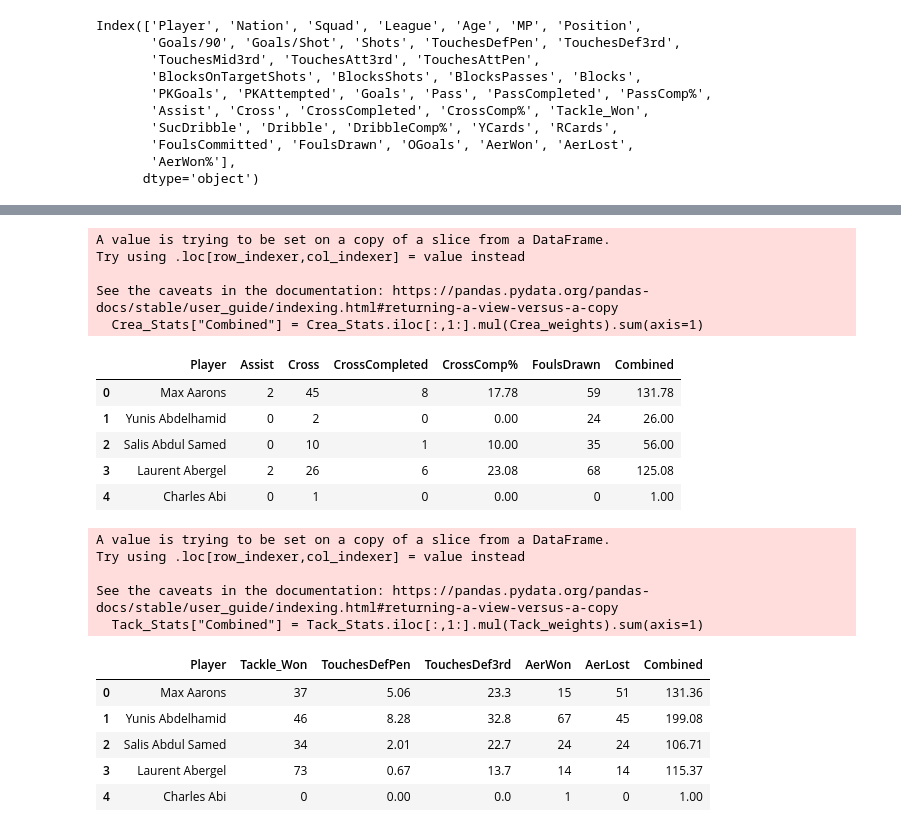
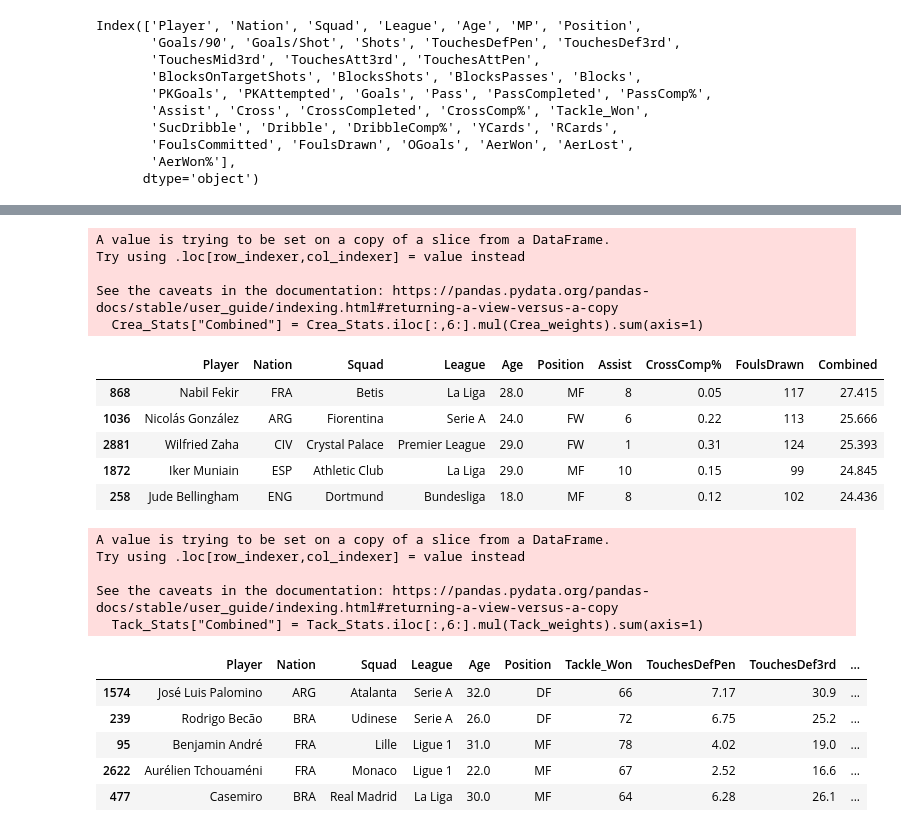
Before and after one commit to mundrapranay/csc440-final-project, a Jupyter notebook: preprocessing.ipynb, the cells around one changed output, grey strips where cells are left out. Saved outputs shown, nothing was run; the diff lists cells and outputs as text; code cells hidden in the pictures.

```diff
--- a/preprocessing.ipynb
+++ b/preprocessing.ipynb
@@ -44,15 +44,15 @@ football_player_stats['PKAttempted'] = ((data['PKatt'] * data['Min']) / 90).roun
 football_player_stats['Goals'] = ((data['Goals'] * data['Min']) / 90).round(0).astype(int)
 football_player_stats['Pass'] = ((data['PasTotAtt'] * data['Min']) / 90).round(0).astype(int)
 football_player_stats['PassCompleted'] = ((data['PasTotCmp'] * data['Min']) / 90).round(0).astype(int)
-football_player_stats['PassComp%'] = ((football_player_stats['PassCompleted'] / football_player_stats['Pass']) * 100).round(2)
+football_player_stats['PassComp%'] = ((football_player_stats['PassCompleted'] / football_player_stats['Pass'])).round(2)
 football_player_stats['Assist'] = ((data['Assists'] * data['Min']) / 90).round(0).astype(int)
 football_player_stats['Cross'] = ((data['PasCrs'] * data['Min']) / 90).round(0).astype(int)
 football_player_stats['CrossCompleted'] = ((data['CrsPA'] * data['Min']) / 90).round(0).astype(int)
-football_player_stats['CrossComp%'] = ((football_player_stats['CrossCompleted'] / football_player_stats['Cross']) * 100).round(2)
+football_player_stats['CrossComp%'] = ((football_player_stats['CrossCompleted'] / football_player_stats['Cross'])).round(2)
 football_player_stats['Tackle_Won'] = ((data['TklWon'] * data['Min']) / 90).round(0).astype(int)
 football_player_stats['SucDribble'] = ((data['DriSucc'] * data['Min']) / 90).round(0).astype(int)
 football_player_stats['Dribble'] = ((data['DriAtt'] * data['Min']) / 90).round(0).astype(int)
-football_player_stats['DribbleComp%'] = ((football_player_stats['SucDribble'] / football_player_stats['Dribble']) * 100).round(2)
+football_player_stats['DribbleComp%'] = ((football_player_stats['SucDribble'] / football_player_stats['Dribble'])).round(2)
 football_player_stats['YCards'] = ((data['CrdY'] * data['Min']) / 90).round(0).astype(int)
 football_player_stats['RCards'] = ((data['CrdR'] * data['Min']) / 90).round(0).astype(int)
 football_player_stats['FoulsCommitted'] = ((data['Fls'] * data['Min']) / 90).round(0).astype(int)
@@ -174,39 +171,39 @@ See the caveats in the documentation: https://pandas.pydata.org/pandas-docs/stab
 # %%
-Crea_Stats = football_player_stats[["Player","Assist","Cross", "CrossCompleted", "CrossComp%","FoulsDrawn"]]
+Crea_Stats = football_player_stats[["Player", "Nation", "Squad", "League", "Age", "Position", "Assist", "CrossComp%","FoulsDrawn"]]
 
-Crea_weights = [1,1,1,1,1]
-Crea_Stats["Combined"] = Crea_Stats.iloc[:,1:].mul(Crea_weights).sum(axis=1)
-
+Crea_weights = [0.5,0.3,0.2]
+Crea_Stats["Combined"] = Crea_Stats.iloc[:,6:].mul(Crea_weights).sum(axis=1)
+Crea_Stats = Crea_Stats.sort_values(by='Combined', ascending=False)
 Crea_Stats.head()
 # %% [output]
 A value is trying to be set on a copy of a slice from a DataFrame.
 Try using .loc[row_indexer,col_indexer] = value instead
 
 See the caveats in the documentation: https://pandas.pydata.org/pandas-docs/stable/user_guide/indexing.html#returning-a-view-versus-a-copy
-  Crea_Stats["Combined"] = Crea_Stats.iloc[:,1:].mul(Crea_weights).sum(axis=1)
+  Crea_Stats["Combined"] = Crea_Stats.iloc[:,6:].mul(Crea_weights).sum(axis=1)
-|  | Player | Assist | Cross | CrossCompleted | CrossComp% | FoulsDrawn | Combined |
-| 0 | Max Aarons | 2 | 45 | 8 | 17.78 | 59 | 131.78 |
-| 1 | Yunis Abdelhamid | 0 | 2 | 0 | 0.00 | 24 | 26.00 |
-| 2 | Salis Abdul Samed | 0 | 10 | 1 | 10.00 | 35 | 56.00 |
-| 3 | Laurent Abergel | 2 | 26 | 6 | 23.08 | 68 | 125.08 |
-| 4 | Charles Abi | 0 | 1 | 0 | 0.00 | 0 | 1.00 |
+|  | Player | Nation | Squad | League | Age | Position | Assist | CrossComp% | FoulsDrawn | Combined |
+| 868 | Nabil Fekir | FRA | Betis | La Liga | 28.0 | MF | 8 | 0.05 | 117 | 27.415 |
+| 1036 | Nicolás González | ARG | Fiorentina | Serie A | 24.0 | FW | 6 | 0.22 | 113 | 25.666 |
+| 2881 | Wilfried Zaha | CIV | Crystal Palace | Premier League | 29.0 | FW | 1 | 0.31 | 124 | 25.393 |
+| 1872 | Iker Muniain | ESP | Athletic Club | La Liga | 29.0 | MF | 10 | 0.15 | 99 | 24.845 |
+| 258 | Jude Bellingham | ENG | Dortmund | Bundesliga | 18.0 | MF | 8 | 0.12 | 102 | 24.436 |
 # %%
-Tack_Stats = football_player_stats[["Player","Tackle_Won", "TouchesDefPen", "TouchesDef3rd","AerWon","AerLost"]]
+Tack_Stats = football_player_stats[["Player", "Nation", "Squad", "League", "Age", "Position", "Tackle_Won", "TouchesDefPen", "TouchesDef3rd","AerWon%"]]
 
-Tack_weights = [1,1,1,1,1]
-Tack_Stats["Combined"] = Tack_Stats.iloc[:,1:].mul(Tack_weights).sum(axis=1)
-
+Tack_weights = [0.4,0.2,0.15,0.25]
+Tack_Stats["Combined"] = Tack_Stats.iloc[:,6:].mul(Tack_weights).sum(axis=1)
+Tack_Stats = Tack_Stats.sort_values(by='Combined', ascending=False)
 Tack_Stats.head()
 # %% [output]
 A value is trying to be set on a copy of a slice from a DataFrame.
 Try using .loc[row_indexer,col_indexer] = value instead
 
 See the caveats in the documentation: https://pandas.pydata.org/pandas-docs/stable/user_guide/indexing.html#returning-a-view-versus-a-copy
-  Tack_Stats["Combined"] = Tack_Stats.iloc[:,1:].mul(Tack_weights).sum(axis=1)
+  Tack_Stats["Combined"] = Tack_Stats.iloc[:,6:].mul(Tack_weights).sum(axis=1)
-|  | Player | Tackle_Won | TouchesDefPen | TouchesDef3rd | AerWon | AerLost | Combined |
-| 0 | Max Aarons | 37 | 5.06 | 23.3 | 15 | 51 | 131.36 |
-| 1 | Yunis Abdelhamid | 46 | 8.28 | 32.8 | 67 | 45 | 199.08 |
-| 2 | Salis Abdul Samed | 34 | 2.01 | 22.7 | 24 | 24 | 106.71 |
-| 3 | Laurent Abergel | 73 | 0.67 | 13.7 | 14 | 14 | 115.37 |
-| 4 | Charles Abi | 0 | 0.00 | 0.0 | 1 | 0 | 1.00 |
+|  | Player | Nation | Squad | League | Age | Position | Tackle_Won | TouchesDefPen | TouchesDef3rd | ... |
+| 1574 | José Luis Palomino | ARG | Atalanta | Serie A | 32.0 | DF | 66 | 7.17 | 30.9 | ... |
+| 239 | Rodrigo Becão | BRA | Udinese | Serie A | 26.0 | DF | 72 | 6.75 | 25.2 | ... |
+| 95 | Benjamin André | FRA | Lille | Ligue 1 | 31.0 | MF | 78 | 4.02 | 19.0 | ... |
+| 2622 | Aurélien Tchouaméni | FRA | Monaco | Ligue 1 | 22.0 | MF | 67 | 2.52 | 16.6 | ... |
+| 477 | Casemiro | BRA | Real Madrid | La Liga | 30.0 | MF | 64 | 6.28 | 26.1 | ... |
 # %%
```
Also changed, not shown: parts of 7 cells of this notebook.
